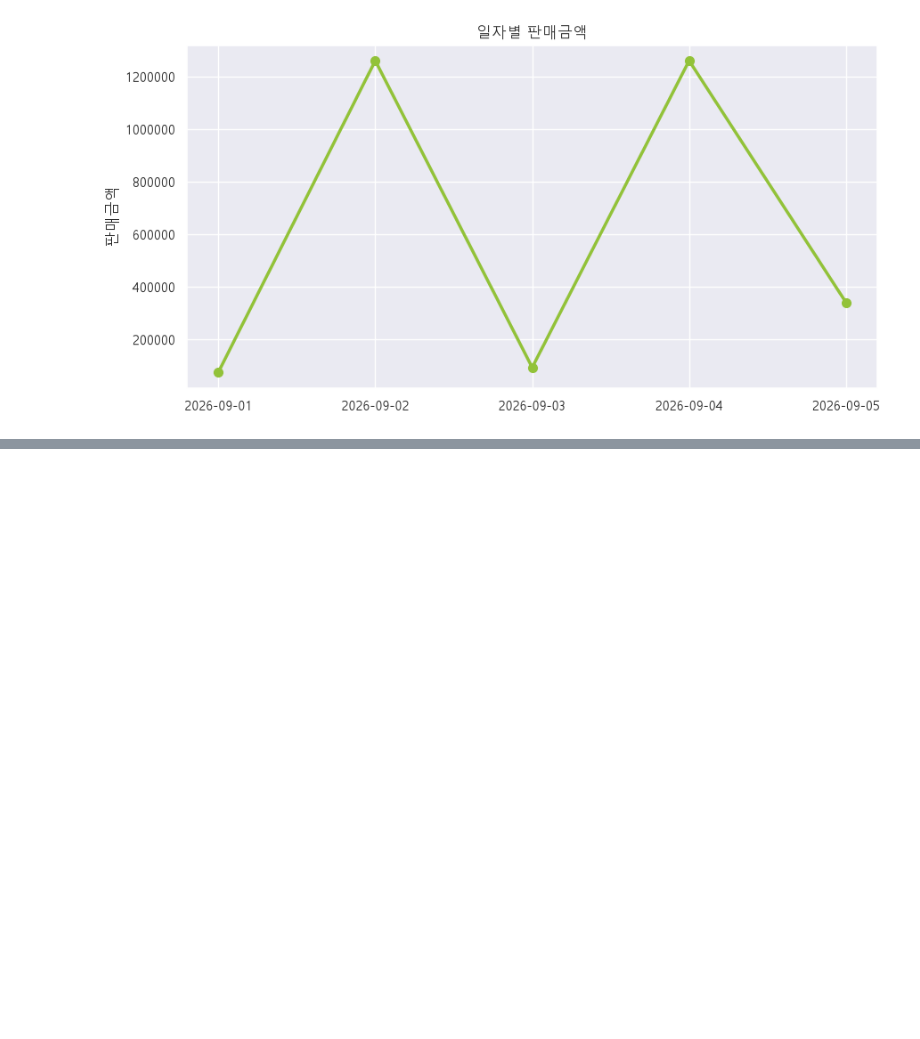
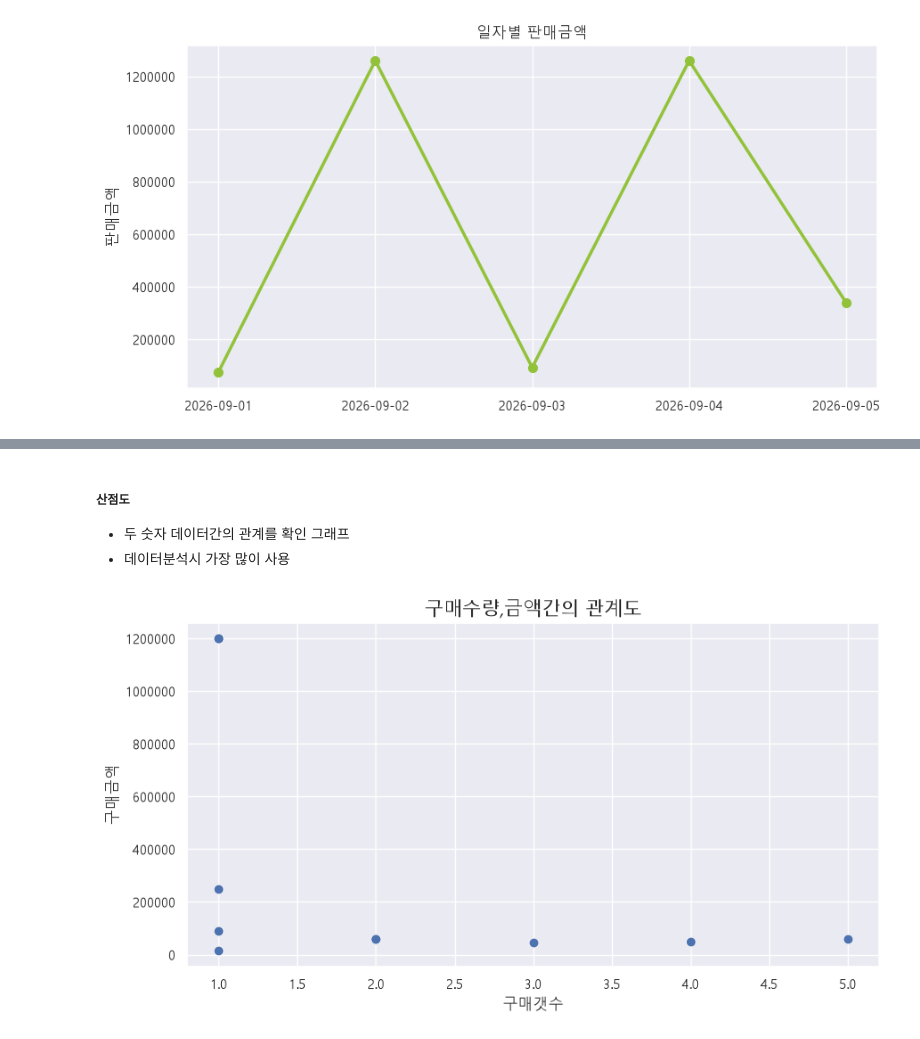
Before and after one commit to tpqnls-lab/ai-datapipeline-2026, a Jupyter notebook: chapt03/시각화기초.ipynb, the cells around one changed output, grey strips where cells are left out. Cells and saved outputs as stored; diff of their text form; code cells hidden in the pictures; blank space fills up the shorter version.

```diff
--- a/chapt03/시각화기초.ipynb
+++ b/chapt03/시각화기초.ipynb
@@ -270,0 +288,18 @@ plt.show()
+# %% [markdown]
+##### 산점도
+
+- 두 숫자 데이터간의 관계를 확인 그래프
+- 데이터분석시 가장 많이 사용
+# %%
+plt.figure(figsize=(10, 5))
+
+# 산점도
+plt.scatter(x=df['quantity'], y=df['total_price'])
+plt.title('구매수량,금액간의 관계도', fontsize=15)
+plt.xlabel('구매갯수')
+plt.ylabel('구매금액')
+
+plt.ticklabel_format(style='plain', axis='y')
+plt.show()
+# %% [output]
+[figure, added]
```
Also changed, not shown: parts of 12 cells of this notebook, 14 other files.
